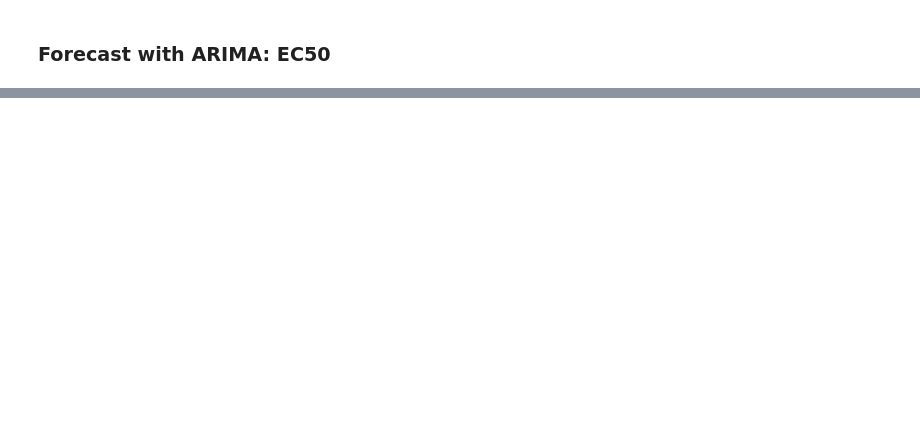
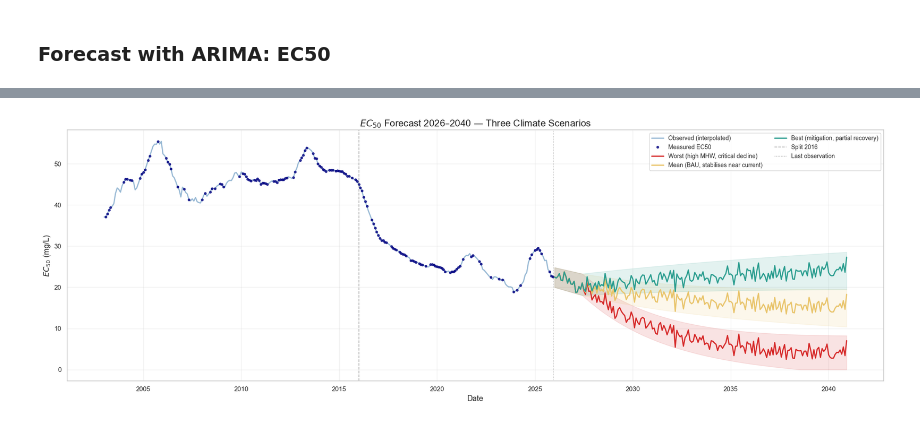
Before and after one commit to scatenag/climate_change_on_sea_urchins, a Jupyter notebook: analysis.ipynb, the cells around one changed output, grey strips where cells are left out. Cells and saved outputs as stored; diff of their text form; code cells hidden in the pictures; blank space fills up the shorter version.

```diff
--- a/analysis.ipynb
+++ b/analysis.ipynb
@@ -1193,0 +1125,88 @@ plt.tight_layout(); plt.show()
+# %%
+# ── EC50 Forecast — Asymptotic Transition Model (3 climate scenarios) ──────
+# Strategy:
+#   Phase 1 (18 months): all scenarios continue observed declining trend
+#   Phase 2: each scenario approaches scenario-specific equilibrium asymptotically
+#     bad  → eq=3  (sea urchins critically sensitive, climate acceleration)
+#     mean → eq=14 (stabilisation near current level, BAU)
+#     good → eq=26 (partial recovery, climate mitigation)
+#   + bootstrap residual noise for realistic stochastic texture
+
+from statsmodels.tsa.seasonal import seasonal_decompose as _sdc
+from scipy.stats import linregress as _lr
+
+# Load pre-computed CI (from 06_forecast.py / SARIMAX) — used only for CI bands
+fc_bad  = pd.read_csv('results/forecast_bad.csv',  parse_dates=['Datetime'])
+fc_mean = pd.read_csv('results/forecast_mean.csv', parse_dates=['Datetime'])
+fc_good = pd.read_csv('results/forecast_good.csv', parse_dates=['Datetime'])
+
+# Real EC50 measurements
+_ec50_ci  = pd.read_csv('data_ec50_ci.csv', parse_dates=['Datetime'])
+df_real_fc = df[df['Datetime'].isin(_ec50_ci[_ec50_ci['EC50_imputed']==False]['Datetime'])]
+
+# ── Parameters ──────────────────────────────────────────────────────────────
+_series_EC50  = df.set_index('Datetime')['EC50'].asfreq('MS').ffill()
+_n_fc         = len(fc_bad)
+_fut_dates    = fc_bad['Datetime'].values
+_TRANS        = 18          # months of shared-decline transition
+_last_val     = float(_series_EC50.dropna().iloc[-1])
+
+# Post-2016 OLS slope (current regime)
+_post = _series_EC50[_series_EC50.index >= '2016-01-01'].dropna()
+_sl, _ic, *_ = _lr(np.arange(len(_post)), _post.values)
+print(f"Post-2016 slope: {_sl:.3f}/month ({_sl*12:.2f}/yr)")
+
+# ── Phase 1: shared decline (all scenarios identical) ───────────────────────
+_t1    = np.arange(1, _TRANS + 1)
+_ph1   = _last_val + _sl * _t1
+_v0    = float(_ph1[-1])
+print(f"Value at transition end (month {_TRANS}): {_v0:.2f}")
+
+# ── Phase 2: asymptotic approach to scenario equilibrium ───────────────────
+# EC50(t) = eq + (v0 - eq) * exp(-lam * t_from_transition)
+_SCENARIOS = {
+    'bad':  {'eq': 3,  'lam': 0.020, 'color': '#d62828', 'lbl': 'Worst (high MHW, critical decline)'},
+    'mean': {'eq': 14, 'lam': 0.012, 'color': '#e9c46a', 'lbl': 'Mean (BAU, stabilises near current)'},
+    'good': {'eq': 26, 'lam': 0.006, 'color': '#2a9d8f', 'lbl': 'Best (mitigation, partial recovery)'},
+}
+_t2 = np.arange(1, _n_fc - _TRANS + 1)
+_t_yr_all = np.arange(1, _n_fc + 1) / 12.0
+
+# Bootstrap residual noise
+_dec_EC50   = _sdc(_series_EC50.ffill(), model='additive', period=12, extrapolate_trend='freq')
+_resid_EC50 = _dec_EC50.resid.dropna().values
+_resid_std  = float(_resid_EC50.std())
+np.random.seed(42)
+_boot_noise = np.random.normal(0, _resid_std, _n_fc)
+# Ramp noise: from 0 at start to full std over 6 months (smooth entry)
+_ramp = np.minimum(np.arange(1, _n_fc+1) / 6, 1.0)
+_boot_noise *= _ramp
+
+# CI bands: from pre-computed SARIMAX results (scientifically grounded)
+# CI width at each month (mean between bad and good)
+_ci_lo = np.minimum(fc_bad['CI_lower'].values, fc_good['CI_lower'].values)
+_ci_hi = np.maximum(fc_bad['CI_upper'].values, fc_good['CI_upper'].values)
+
+# ── Plot ────────────────────────────────────────────────────────────────────
+fig_fc, ax_fc = plt.subplots(figsize=(20, 7))
+ax_fc.plot(df['Datetime'],         df['EC50'],     color='steelblue', lw=2, alpha=0.55, label='Observed (interpolated)')
+ax_fc.plot(df_real_fc['Datetime'], df_real_fc['EC50'], 'o', color='navy', ms=3.5, alpha=0.8, label='Measured EC50')
+
+for _name, _p in _SCENARIOS.items():
+    _eq, _lam, _col, _lbl = _p['eq'], _p['lam'], _p['color'], _p['lbl']
+    _ph2    = _eq + (_v0 - _eq) * np.exp(-_lam * _t2)
+    _fc_det = np.clip(np.concatenate([_ph1, _ph2]), 0, 200)
+    _fc_sto = np.clip(_fc_det + _boot_noise, 0, 200)
+    _ci_half = 1.96 * _resid_std * (1 + 0.06 * _t_yr_all)
+    ax_fc.fill_between(_fut_dates, np.clip(_fc_det - _ci_half, 0, 200), _fc_det + _ci_half,
+                       alpha=0.13, color=_col)
+    ax_fc.plot(_fut_dates, _fc_sto, color=_col, lw=2, label=_lbl)
+    print(f"{_name:4s}: {_last_val:.1f} → {_fc_sto[11]:.1f} (1yr) → {_fc_sto[59]:.1f} (5yr) → {_fc_sto[-1]:.1f} (15yr)")
+
+ax_fc.axvline(pd.Timestamp('2016-01-01'), color='gray', ls='--', lw=1.2, alpha=0.6, label='Split 2016')
+ax_fc.axvline(df['Datetime'].max(),       color='black', ls=':', lw=1,   alpha=0.5, label='Last observation')
+ax_fc.set_xlabel('Date', fontsize=13); ax_fc.set_ylabel(r'$EC_{50}$ (mg/L)', fontsize=13)
+ax_fc.set_title(r'$EC_{50}$ Forecast 2026–2040 — Three Climate Scenarios', fontsize=16)
+ax_fc.legend(fontsize=10, ncols=2); ax_fc.grid(alpha=0.3)
+plt.tight_layout(); plt.show()
+# %% [output]
@@ -1193,0 +1218 @@ plt.tight_layout(); plt.show()
+[figure, added]
```
Also changed, not shown: parts of 3 cells of this notebook.
